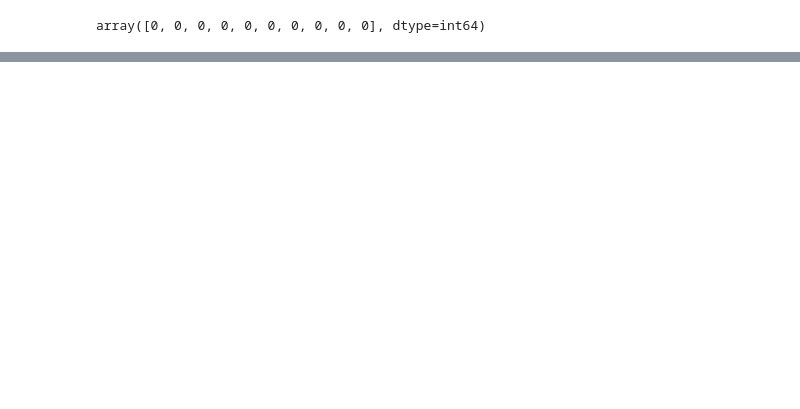
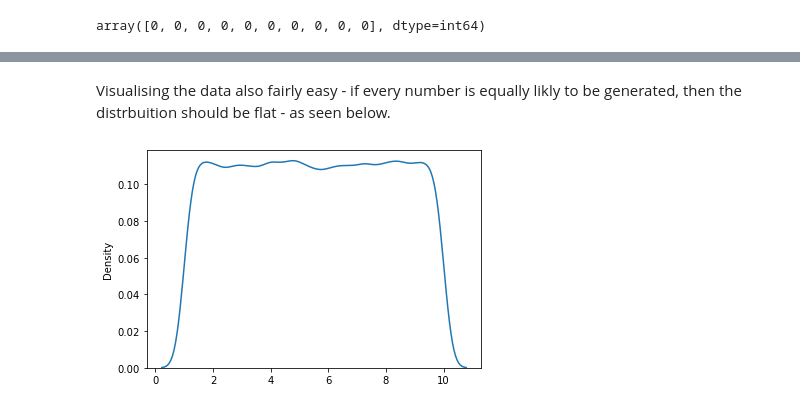
Before and after one commit to Lynch08/numpy-random-investigation, a Jupyter notebook: numpy-random.ipynb, the cells around one changed output, grey strips where cells are left out. Cells and saved outputs as stored; diff of their text form; code cells hidden in the pictures; blank space fills up the shorter version.

Commit message:
Adding work on uniform distributions

```diff
--- a/numpy-random.ipynb
+++ b/numpy-random.ipynb
@@ -71,0 +186,13 @@ plt.hist(x)
+# %% [markdown]
+Visualising the data also fairly easy - if every number is equally likly to be generated, then the distrbuition should be flat - as seen below.
+# %%
+# Visualising Random Data (100000 numbers between 1 and 10)
+
+# A kernel density estimate (KDE) plot is a method for visualizing the distribution
+#of observations in a dataset, analagous to a histogram. KDE represents the data using
+#a continuous probability density curve in one or more dimensions.
+#https://seaborn.pydata.org/generated/seaborn.kdeplot.html
+sns.kdeplot(r.uniform(1,10, size=100000))
+plt.show()
+# %% [output]
+[figure, added]
```
Also changed, not shown: parts of 30 cells of this notebook.
